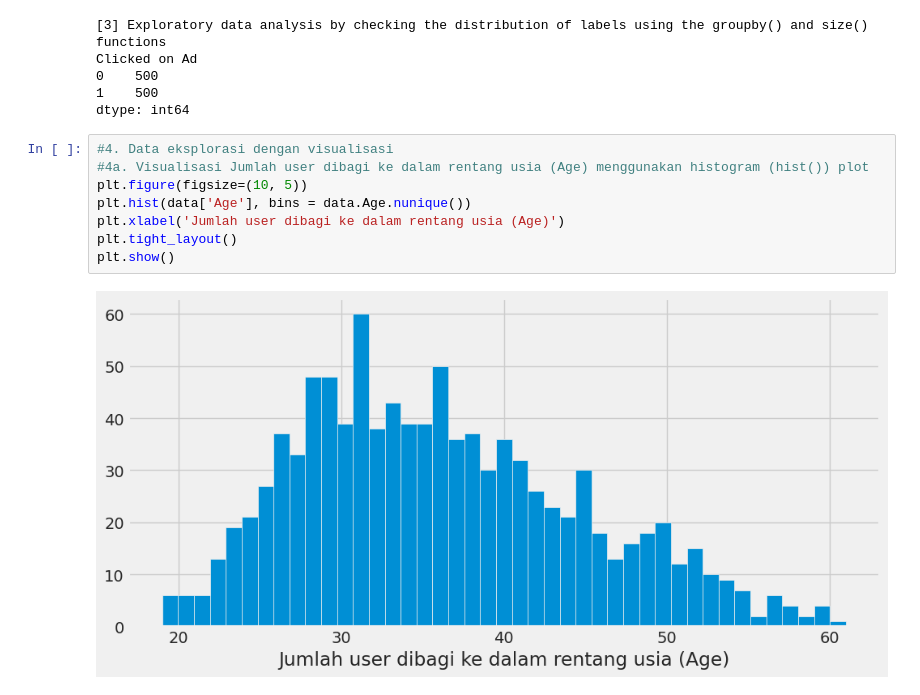
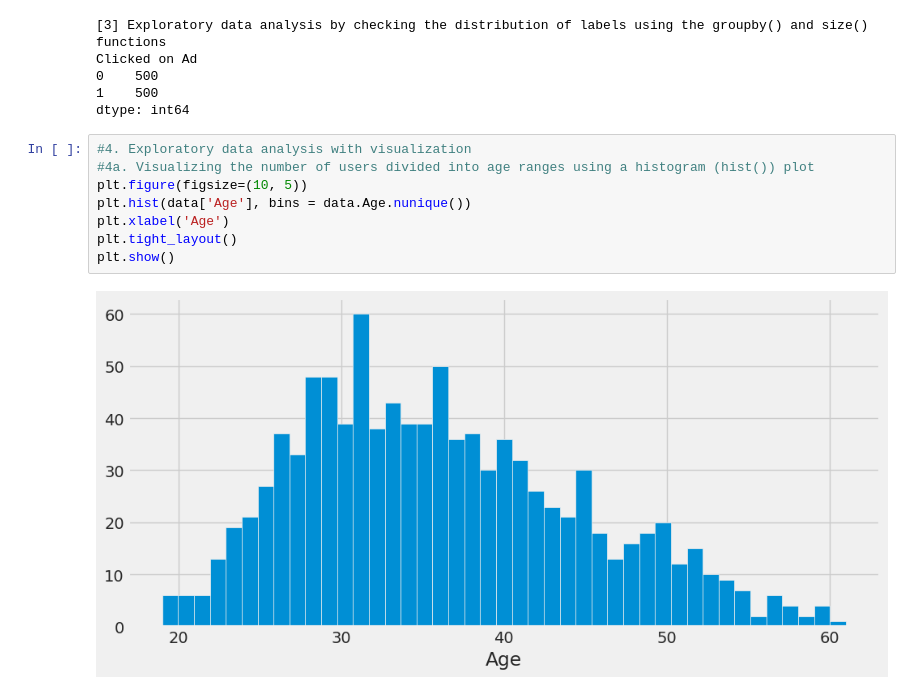
Before and after one commit to davinavc/Data-Analyst, a Jupyter notebook: E-Commerce using Machine Learning/E_Commerce_using_Machine_Learning.ipynb, the cells around one changed output. Cells and saved outputs as stored; diff of their text form.

```diff
--- a/E-Commerce using Machine Learning/E_Commerce_using_Machine_Learning.ipynb
+++ b/E-Commerce using Machine Learning/E_Commerce_using_Machine_Learning.ipynb
@@ -73,13 +76,13 @@ Clicked on Ad
 1    500
 dtype: int64
 # %%
-#4. Data eksplorasi dengan visualisasi
-#4a. Visualisasi Jumlah user dibagi ke dalam rentang usia (Age) menggunakan histogram (hist()) plot
+#4. Exploratory data analysis with visualization
+#4a. Visualizing the number of users divided into age ranges using a histogram (hist()) plot
 plt.figure(figsize=(10, 5))
 plt.hist(data['Age'], bins = data.Age.nunique())
-plt.xlabel('Jumlah user dibagi ke dalam rentang usia (Age)')
+plt.xlabel('Age')
 plt.tight_layout()
 plt.show()
 # %% [output]
-[figure, old version]
+[figure, new version]
 # %%
```
Also changed, not shown: parts of 14 cells of this notebook.
